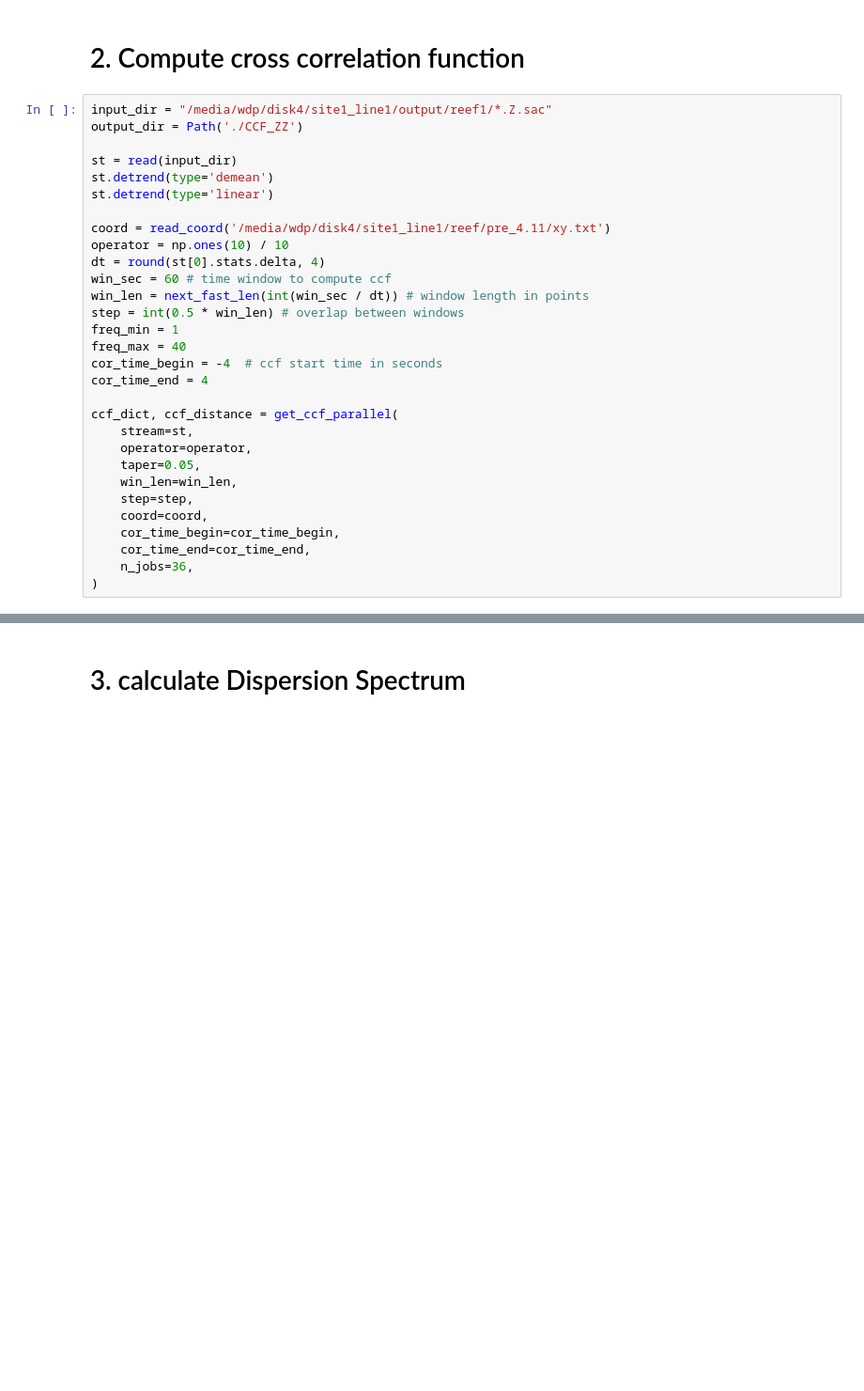
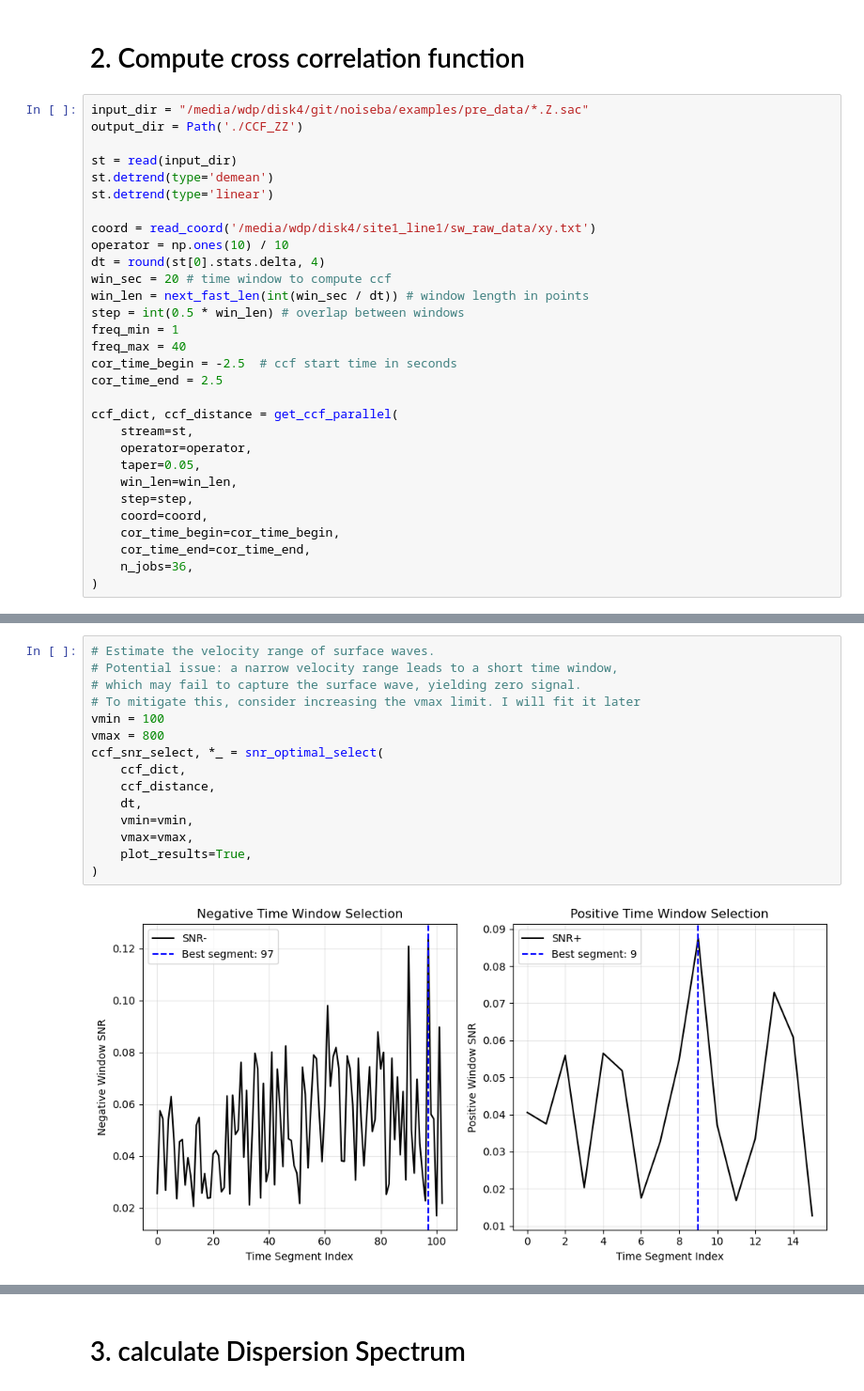
Before and after one commit to VianWan/noiseba, a Jupyter notebook: examples/mian.ipynb, the cells around one changed output, grey strips where cells are left out. Shown at 94% size. Cells and saved outputs as stored; diff of their text form; blank space fills up the shorter version.

Commit message:
Add noise fragment screening function

```diff
--- a/examples/mian.ipynb
+++ b/examples/mian.ipynb
@@ -48,23 +44,23 @@ Reading...
 # %% [markdown]
 # 2. Compute cross correlation function
 # %%
-input_dir = "/media/wdp/disk4/site1_line1/output/reef1/*.Z.sac"
+input_dir = "/media/wdp/disk4/git/noiseba/examples/pre_data/*.Z.sac"
 output_dir = Path('./CCF_ZZ')
 
 st = read(input_dir)
 st.detrend(type='demean')
 st.detrend(type='linear')
 
-coord = read_coord('/media/wdp/disk4/site1_line1/reef/pre_4.11/xy.txt')
+coord = read_coord('/media/wdp/disk4/site1_line1/sw_raw_data/xy.txt')
 operator = np.ones(10) / 10
 dt = round(st[0].stats.delta, 4)
-win_sec = 60 # time window to compute ccf
+win_sec = 20 # time window to compute ccf
 win_len = next_fast_len(int(win_sec / dt)) # window length in points
 step = int(0.5 * win_len) # overlap between windows
 freq_min = 1
 freq_max = 40
-cor_time_begin = -4  # ccf start time in seconds
-cor_time_end = 4
+cor_time_begin = -2.5  # ccf start time in seconds
+cor_time_end = 2.5
 
 ccf_dict, ccf_distance = get_ccf_parallel(
     stream=st,
@@ -85,0 +81,17 @@ ccf_dict, ccf_distance = get_ccf_parallel(
+# %%
+# Estimate the velocity range of surface waves.
+# Potential issue: a narrow velocity range leads to a short time window,
+# which may fail to capture the surface wave, yielding zero signal.
+# To mitigate this, consider increasing the vmax limit. I will fit it later
+vmin = 100
+vmax = 800
+ccf_snr_select, *_ = snr_optimal_select(
+    ccf_dict,
+    ccf_distance,
+    dt,
+    vmin=vmin,
+    vmax=vmax,
+    plot_results=True,
+)
+# %% [output]
+[figure, added]
```
Also changed, not shown: parts of 15 cells of this notebook, 10 other files.
